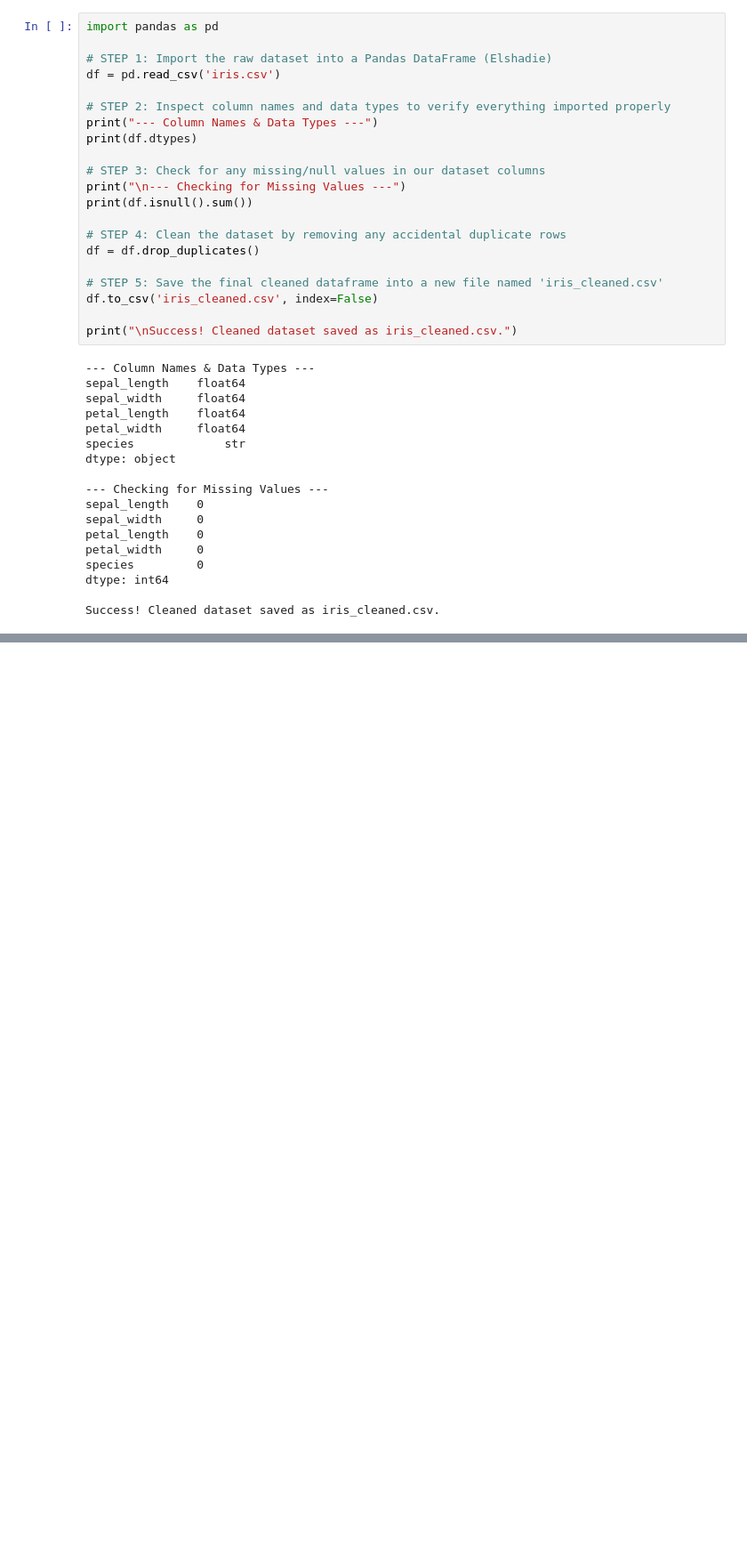
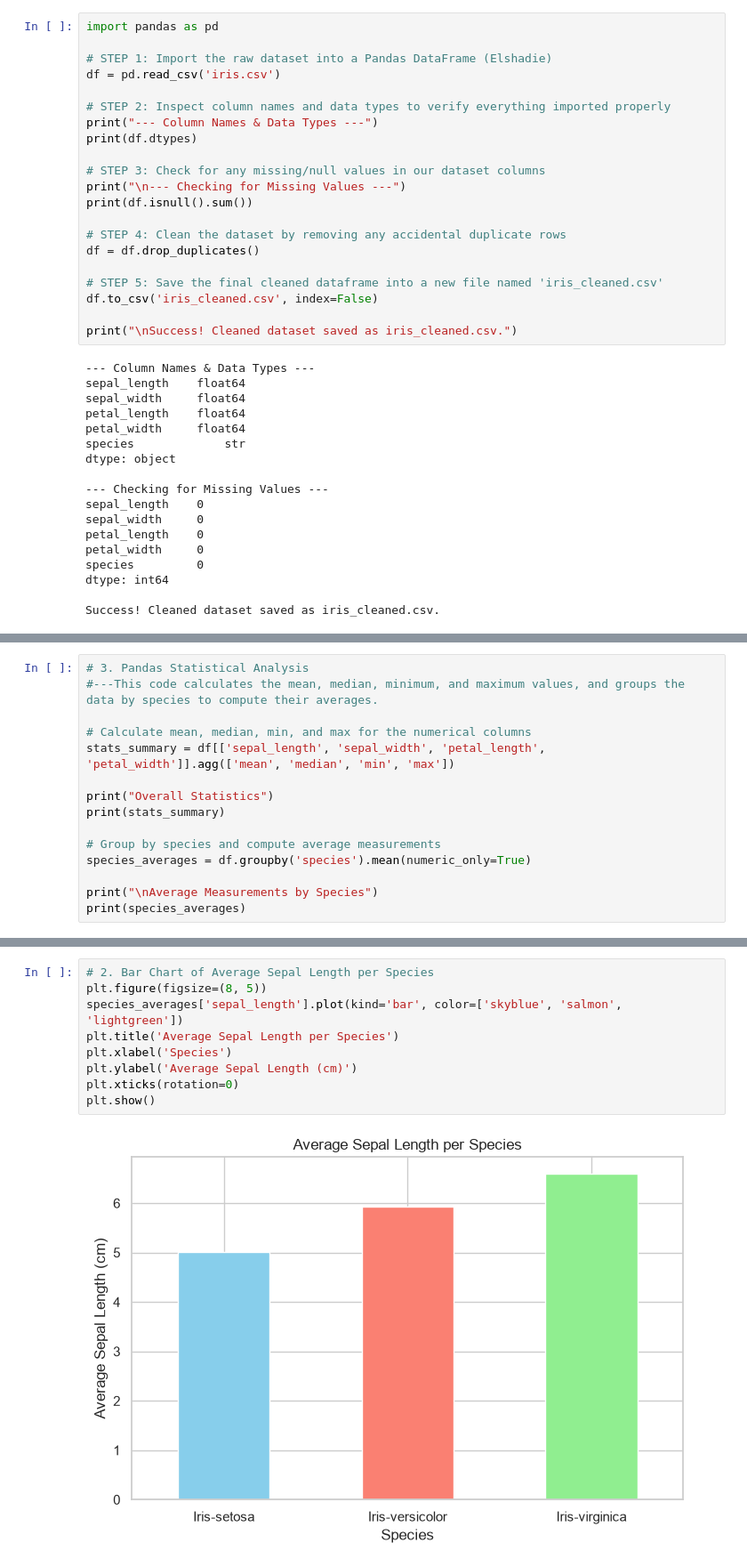
Before and after one commit to HKaurp27/iris-analysis-groupA, a Jupyter notebook: PythonFiles/Main_Iris_project.ipynb, the cells around one changed output, grey strips where cells are left out. Shown at 89% size. Drawn from its saved outputs; the diff is of its cells as text; blank space fills up the shorter version.

```diff
--- a/PythonFiles/Main_Iris_project.ipynb
+++ b/PythonFiles/Main_Iris_project.ipynb
@@ -175,0 +243,15 @@ Success! Cleaned dataset saved as iris_cleaned.csv.
+# %%
+# 3. Pandas Statistical Analysis
+#---This code calculates the mean, median, minimum, and maximum values, and groups the data by species to compute their averages.
+
+# Calculate mean, median, min, and max for the numerical columns
+stats_summary = df[['sepal_length', 'sepal_width', 'petal_length', 'petal_width']].agg(['mean', 'median', 'min', 'max'])
+
+print("Overall Statistics")
+print(stats_summary)
+
+# Group by species and compute average measurements
+species_averages = df.groupby('species').mean(numeric_only=True)
+
+print("\nAverage Measurements by Species")
+print(species_averages)
@@ -175,0 +289,11 @@ Success! Cleaned dataset saved as iris_cleaned.csv.
+# %%
+# 2. Bar Chart of Average Sepal Length per Species
+plt.figure(figsize=(8, 5))
+species_averages['sepal_length'].plot(kind='bar', color=['skyblue', 'salmon', 'lightgreen'])
+plt.title('Average Sepal Length per Species')
+plt.xlabel('Species')
+plt.ylabel('Average Sepal Length (cm)')
+plt.xticks(rotation=0)
+plt.show()
+# %% [output]
+[figure, added]
```
Also changed, not shown: parts of 14 cells of this notebook.
